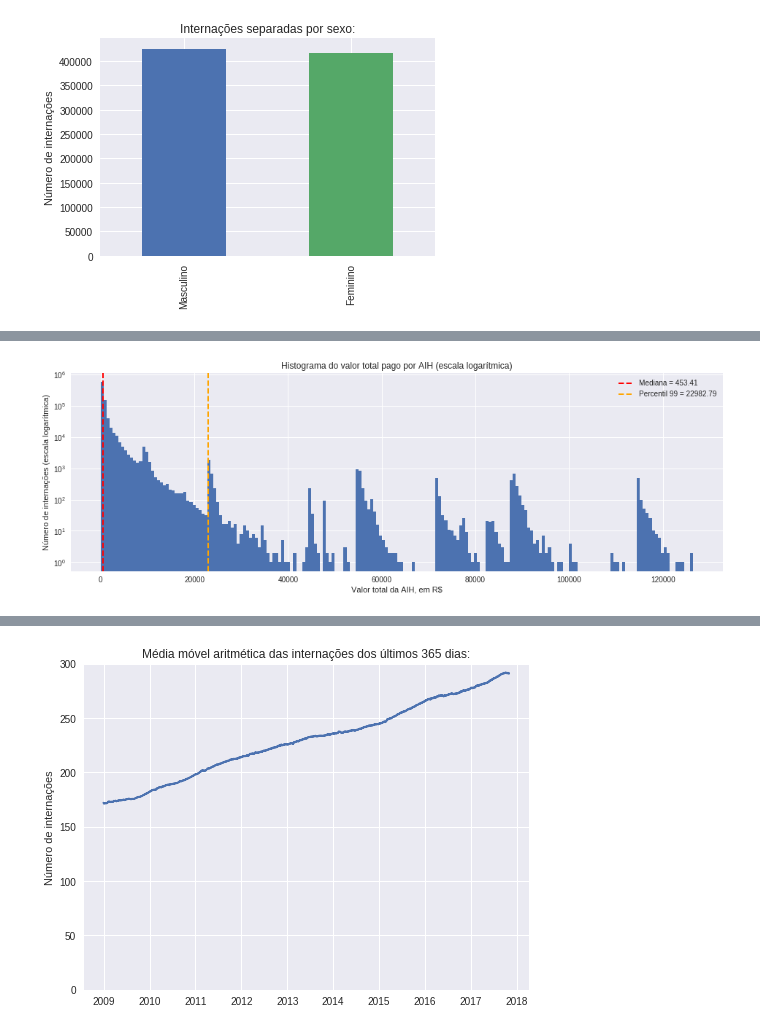
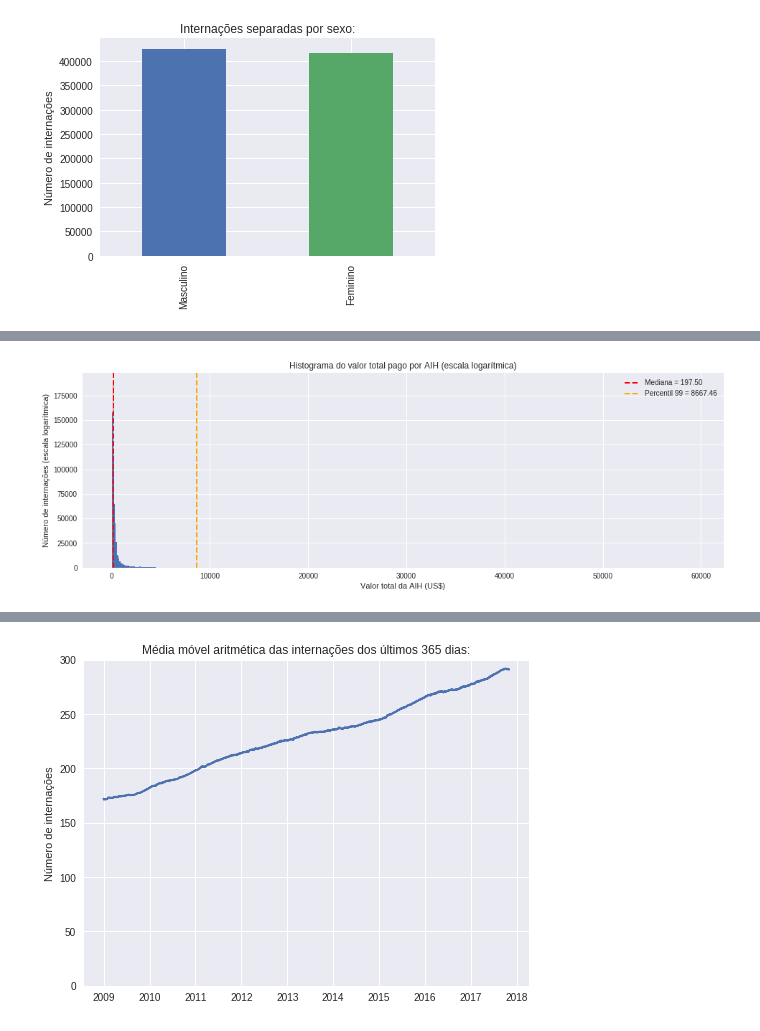
Before and after one commit to gbletsch/hematologic_hospitalizations_brazil, a Jupyter notebook: tcc.ipynb, the cells around one changed output, grey strips where cells are left out. Drawn from its saved outputs; the diff is of its cells as text; code cells hidden in the pictures.

```diff
--- a/tcc.ipynb
+++ b/tcc.ipynb
@@ -18,8 +143,14 @@ hemato.VAL_SH_FED.fillna(0, inplace=True)
 hemato.VAL_SP_FED.fillna(0, inplace=True)
 hemato.VAL_SH_GES.fillna(0, inplace=True)
 hemato.VAL_SP_GES.fillna(0, inplace=True)
+hemato.NASC = pd.to_datetime(hemato.NASC)
+
 hemato.drop(['VAL_UCI', 'MARCA_UCI', 'CNPJ_MANT', 'CGC_HOSP', 'DIAG_SECUN',
-             'CID_ASSO', 'CID_MORTE'], axis=1, inplace=True)
+             'CID_ASSO', 'CID_MORTE', 'VAL_SADT', 'VAL_ACOMP', 'VAL_SANGUE'], axis=1, inplace=True)
+
+cols = 'N_AIH DT_INTER DT_SAIDA US_TOT DIAS_PERM ANO_CMPT DIAG_PRINC MORTE IDADE CNES UF SEXO ETNIA COMPLEX\
+        CAR_INT'.split()
+hemato = hemato[cols]
 # %% [output]
 Optimizing df...
 
@@ -158,17 +259,20 @@ plt.show()
 # %%
 # valor total recebido por AIH
 # a escala é logarítmica por causa da amplitude dos valores
 
-hemato.VAL_TOT.hist(log=True, bins=200, figsize=(16, 5))
-median = hemato.VAL_TOT.quantile(.5)
-p = hemato.VAL_TOT.quantile(.99)
+hemato.US_TOT.hist(log=False, bins=int(np.sqrt(len(hemato))), figsize=(16, 5))
+median = hemato.US_TOT.quantile(.5)
+
+mean = hemato.US_TOT.mean()
+
+p = hemato.US_TOT.quantile(.99)
 plt.axvline(x=median, color='r', linestyle='--', linewidth=2, label='Mediana = {:.2f}'.format(median))
 plt.axvline(x=p, color='orange', linestyle='--', linewidth=2, label='Percentil 99 = {:.2f}'.format(p))
 
-plt.xlabel('Valor total da AIH, em R$')
+plt.xlabel('Valor total da AIH (US$)')
 plt.ylabel('Número de internações (escala logarítmica)')
 plt.legend(loc=1)
 plt.title('Histograma do valor total pago por AIH (escala logarítmica)')
 plt.show()
 # %% [output]
-[figure, old version]
+[figure, new version]
```
Also changed, not shown: parts of 41 cells of this notebook.
